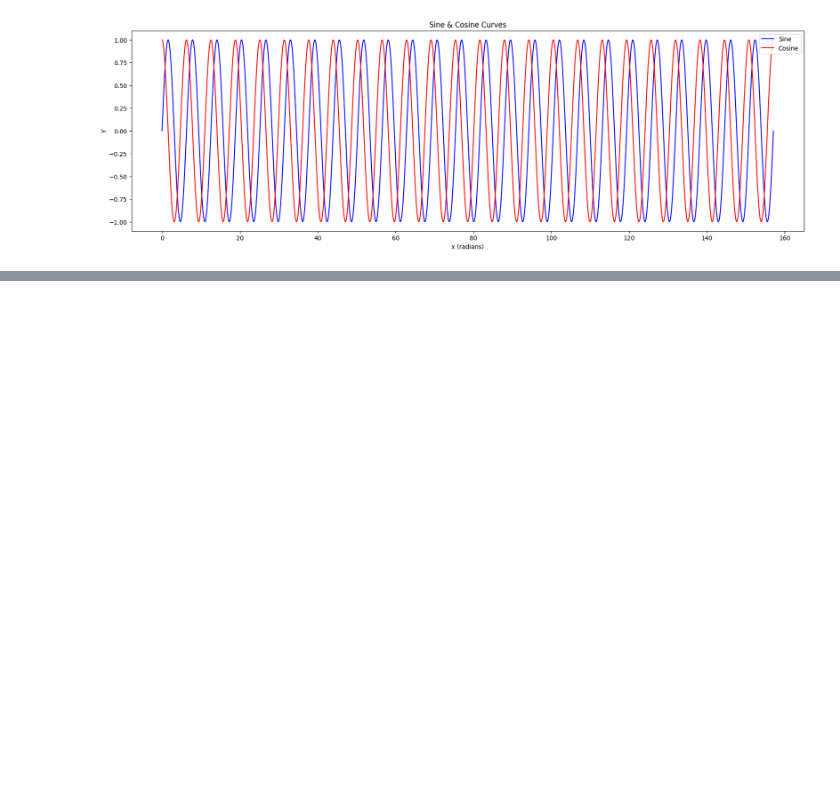
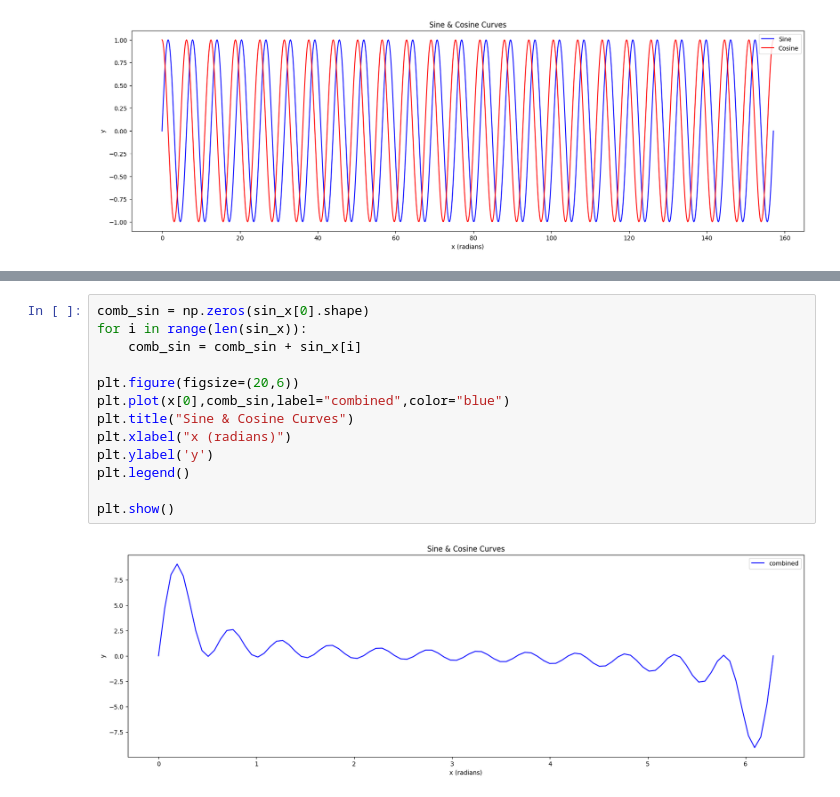
Before and after one commit to gurucb/python_stats, a Jupyter notebook: fourier_wavelet/fourier_example.ipynb, the cells around one changed output, grey strips where cells are left out. Cells and saved outputs as stored; diff of their text form; blank space fills up the shorter version.

Commit message:
Added combined signals

```diff
--- a/fourier_wavelet/fourier_example.ipynb
+++ b/fourier_wavelet/fourier_example.ipynb
@@ -48,0 +71,15 @@ generate_trig_plots(
+# %%
+comb_sin = np.zeros(sin_x[0].shape)
+for i in range(len(sin_x)):
+    comb_sin = comb_sin + sin_x[i]
+
+plt.figure(figsize=(20,6))
+plt.plot(x[0],comb_sin,label="combined",color="blue")
+plt.title("Sine & Cosine Curves")
+plt.xlabel("x (radians)")
+plt.ylabel('y')
+plt.legend()
+
+plt.show()
+# %% [output]
+[figure, added]
```
Also changed, not shown: parts of 3 cells of this notebook.
